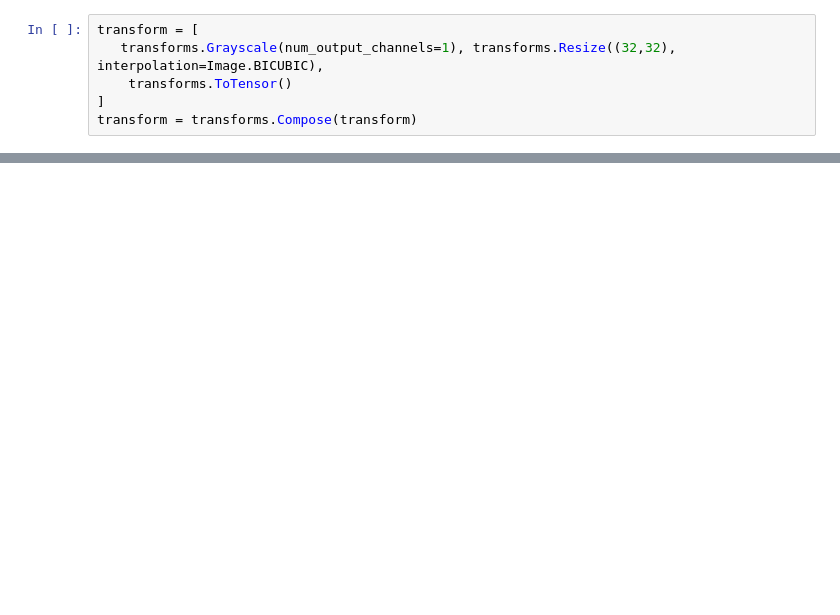
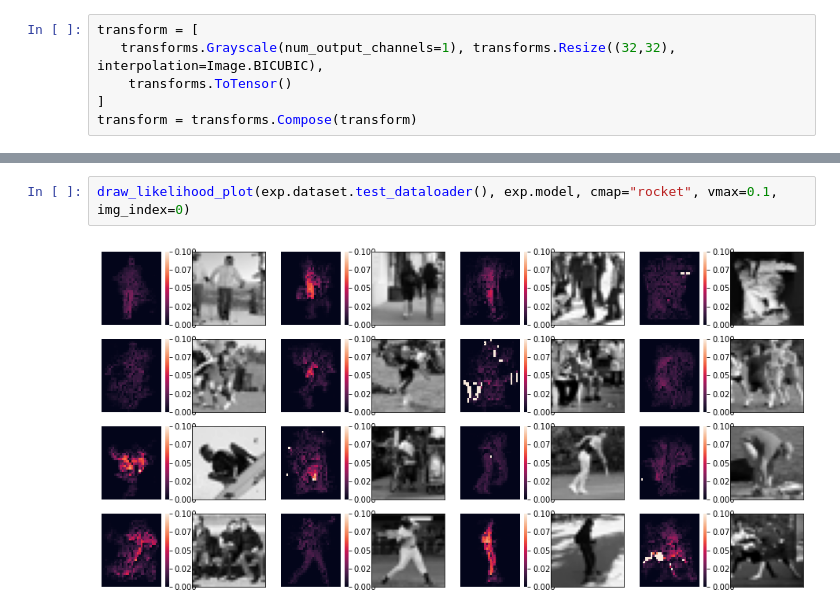
Before and after one commit to kredde/background-masked-generative-models, a Jupyter notebook: notebooks/03-Kristian-COCO-OOD.ipynb, the cells around one changed output, grey strips where cells are left out. Saved outputs shown, nothing was run; the diff lists cells and outputs as text; blank space fills up the shorter version.

```diff
--- a/notebooks/03-Kristian-COCO-OOD.ipynb
+++ b/notebooks/03-Kristian-COCO-OOD.ipynb
@@ -77,0 +109,4 @@ ValueError: not enough values to unpack (expected 2, got 1)
+# %%
+draw_likelihood_plot(exp.dataset.test_dataloader(), exp.model, cmap="rocket", vmax=0.1, img_index=0)
+# %% [output]
+[figure, added]
```
Also changed, not shown: parts of 16 cells of this notebook, 2 other files.
